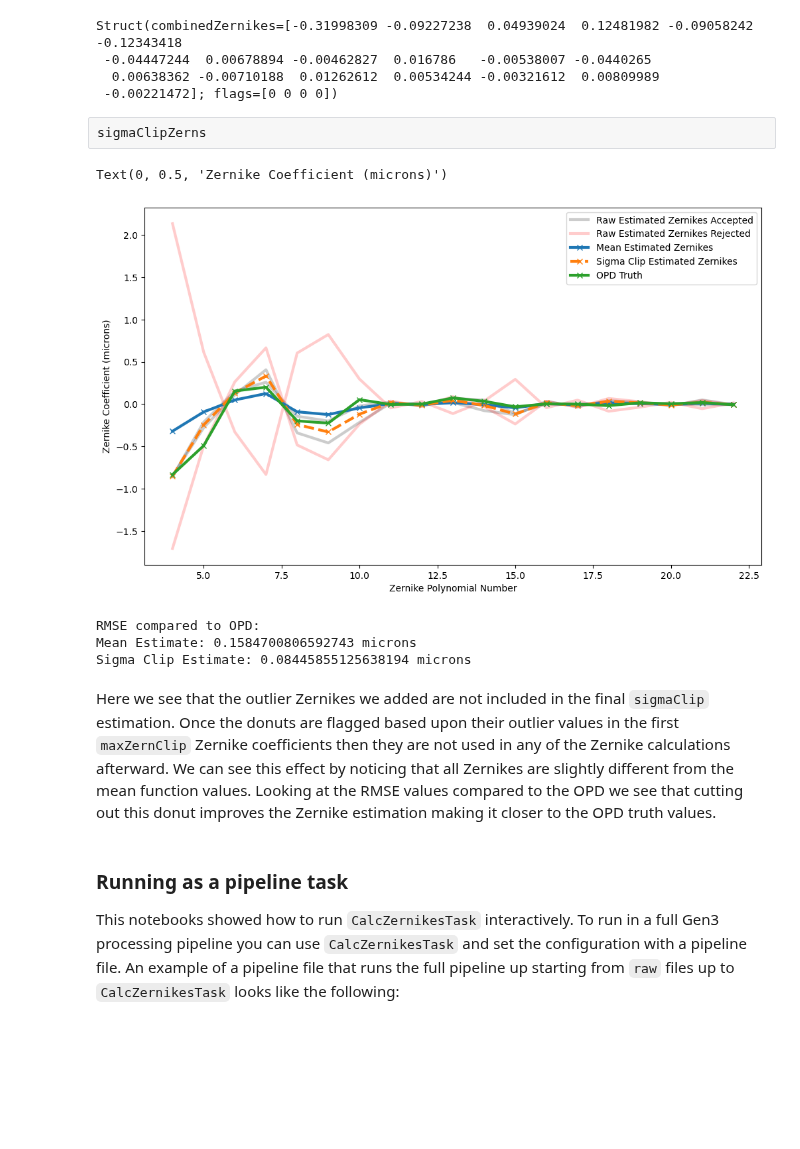
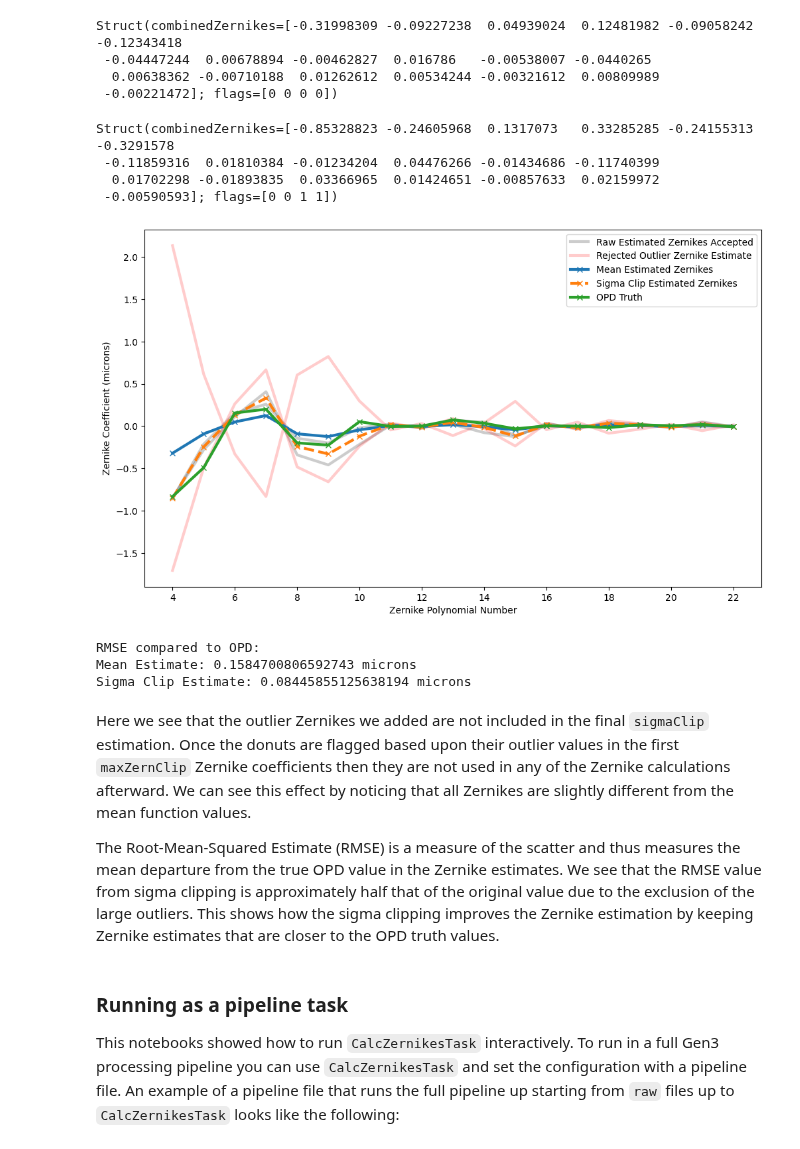
Before and after one commit to lsst-ts/ts_analysis_notebooks, a Jupyter notebook: aos/closed_loop/calcZernikesFromDonutStamps.ipynb, the cells around one changed output. Saved outputs shown, nothing was run; the diff lists cells and outputs as text; code cells hidden in the pictures; blank space fills up the shorter version.

Commit message:
Update notebooks after Chris' review.

```diff
--- a/aos/closed_loop/calcZernikesFromDonutStamps.ipynb
+++ b/aos/closed_loop/calcZernikesFromDonutStamps.ipynb
@@ -230,8 +238,13 @@ Struct(combinedZernikes=[-0.31998309 -0.09227238  0.04939024  0.12481982 -0.0905
  -0.04447244  0.00678894 -0.00462827  0.016786   -0.00538007 -0.0440265
   0.00638362 -0.00710188  0.01262612  0.00534244 -0.00321612  0.00809989
  -0.00221472]; flags=[0 0 0 0])
-# %% [raw]
-sigmaClipZerns
+# %%
+sigmaClipZerns
+# %% [output]
+Struct(combinedZernikes=[-0.85328823 -0.24605968  0.1317073   0.33285285 -0.24155313 -0.3291578
+ -0.11859316  0.01810384 -0.01234204  0.04476266 -0.01434686 -0.11740399
+  0.01702298 -0.01893835  0.03366965  0.01424651 -0.00857633  0.02159972
+ -0.00590593]; flags=[0 0 1 1])
 # %%
 # Include OPD "truth" information
 with open('/sdf/group/rubin/u/brycek/aos-repos/aosTestDataRepoImsim/simulated_data/opd.zer') as f:
@@ -239,31 +252,32 @@ with open('/sdf/group/rubin/u/brycek/aos-repos/aosTestDataRepoImsim/simulated_da
 opd_truth = {x: np.loadtxt(y)/1e3 for x,y in opd_truth_text.items()}
 # %%
 fig = plt.figure(figsize=(12,7))
+ax = fig.add_subplot(1,1,1)
 acceptedLabelSet = False
 for i in np.where(sigmaClipZerns.flags == 0)[0]:
     if not acceptedLabelSet:
         plt.plot(np.arange(4,23), zernOutRawOutlier[i], c='k', alpha=0.2, lw=3, label='Raw Estimated Zernikes Accepted')
         acceptedLabelSet = True
     else:
         plt.plot(np.arange(4,23), zernOutRawOutlier[i], c='k', alpha=0.2, lw=3)
 
 rejectedLabelSet = False
 for i in np.where(sigmaClipZerns.flags == 1)[0]:
     if not rejectedLabelSet:
-        plt.plot(np.arange(4,23), zernOutRawOutlier[i], c='r', alpha=0.2, lw=3, label='Raw Estimated Zernikes Rejected')
+        plt.plot(np.arange(4,23), zernOutRawOutlier[i], c='r', alpha=0.2, lw=3, label='Rejected Outlier Zernike Estimate')
         rejectedLabelSet = True
     else:
         plt.plot(np.arange(4,23), zernOutRawOutlier[i], c='r', alpha=0.2, lw=3)
 
 plt.plot(np.arange(4,23), meanZerns.combinedZernikes, '-x', lw=3, label='Mean Estimated Zernikes')
 plt.plot(np.arange(4,23), sigmaClipZerns.combinedZernikes, '--x', lw=3, label='Sigma Clip Estimated Zernikes')
 plt.plot(np.arange(4,23), opd_truth[extraDetectorNum], '-x', lw=3, label='OPD Truth')
 plt.legend()
 plt.xlabel('Zernike Polynomial Number')
 plt.ylabel('Zernike Coefficient (microns)')
+ax.xaxis.set_major_locator(MaxNLocator(integer=True))
 # %% [output]
-Text(0, 0.5, 'Zernike Coefficient (microns)')
-[figure, old version]
+[figure, new version]
 # %%
 # Calculate RMSE of each combined Zernike estimate compared to the OPD value
 rmse_mean = np.sqrt(np.mean((meanZerns.combinedZernikes-opd_truth[extraDetectorNum])**2.))
@@ -276,7 +290,9 @@ RMSE compared to OPD:
 Mean Estimate: 0.1584700806592743 microns
 Sigma Clip Estimate: 0.08445855125638194 microns
 # %% [markdown]
-Here we see that the outlier Zernikes we added are not included in the final `sigmaClip` estimation. Once the donuts are flagged based upon their outlier values in the first `maxZernClip` Zernike coefficients then they are not used in any of the Zernike calculations afterward. We can see this effect by noticing that all Zernikes are slightly different from the mean function values. Looking at the RMSE values compared to the OPD we see that cutting out this donut improves the Zernike estimation making it closer to the OPD truth values.
+Here we see that the outlier Zernikes we added are not included in the final `sigmaClip` estimation. Once the donuts are flagged based upon their outlier values in the first `maxZernClip` Zernike coefficients then they are not used in any of the Zernike calculations afterward. We can see this effect by noticing that all Zernikes are slightly different from the mean function values.
+
+The Root-Mean-Squared Estimate (RMSE) is a measure of the scatter and thus measures the mean departure from the true OPD value in the Zernike estimates. We see that the RMSE value from sigma clipping is approximately half that of the original value due to the exclusion of the large outliers. This shows how the sigma clipping improves the Zernike estimation by keeping Zernike estimates that are closer to the OPD truth values.
 # %% [markdown]
 ### Running as a pipeline task
 
```
Also changed, not shown: parts of 6 cells of this notebook, 3 other files.
